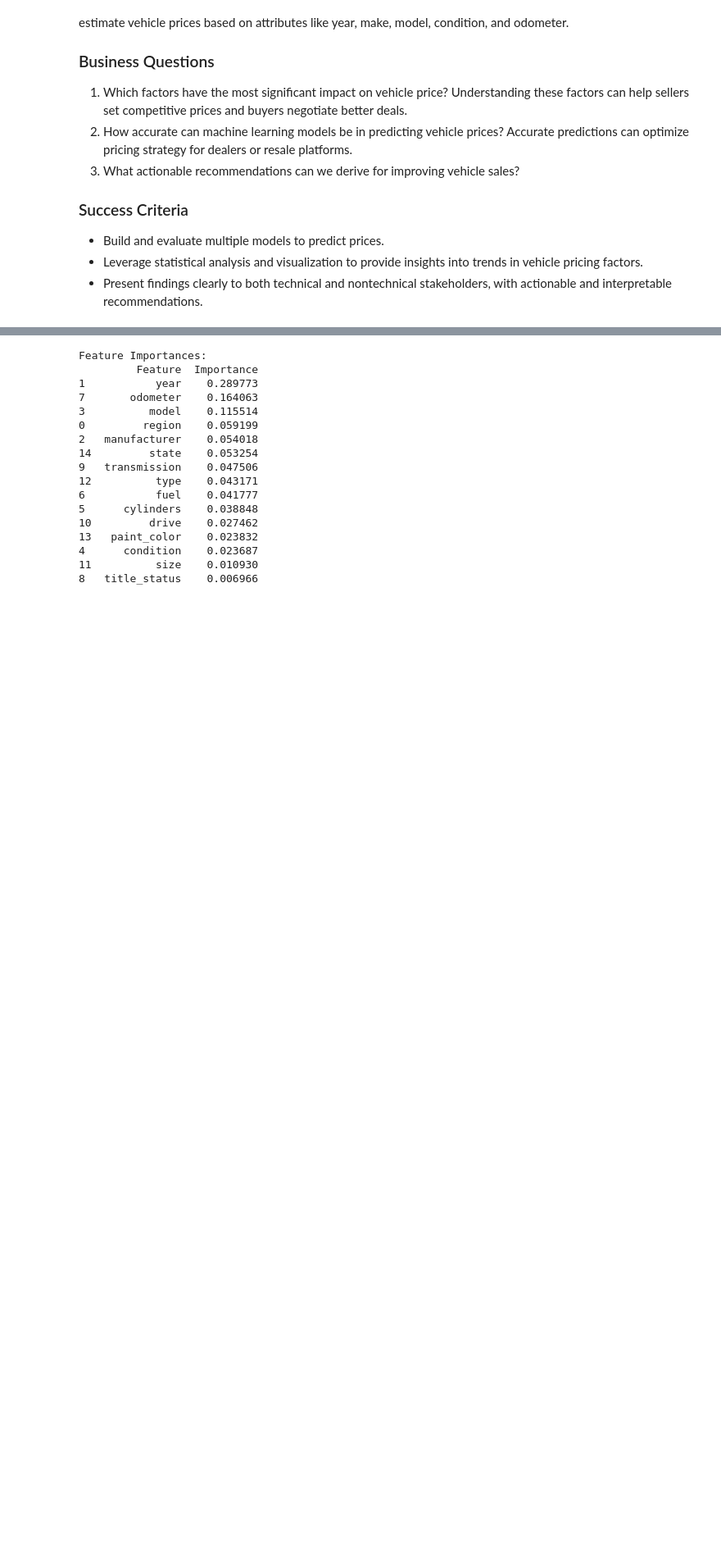
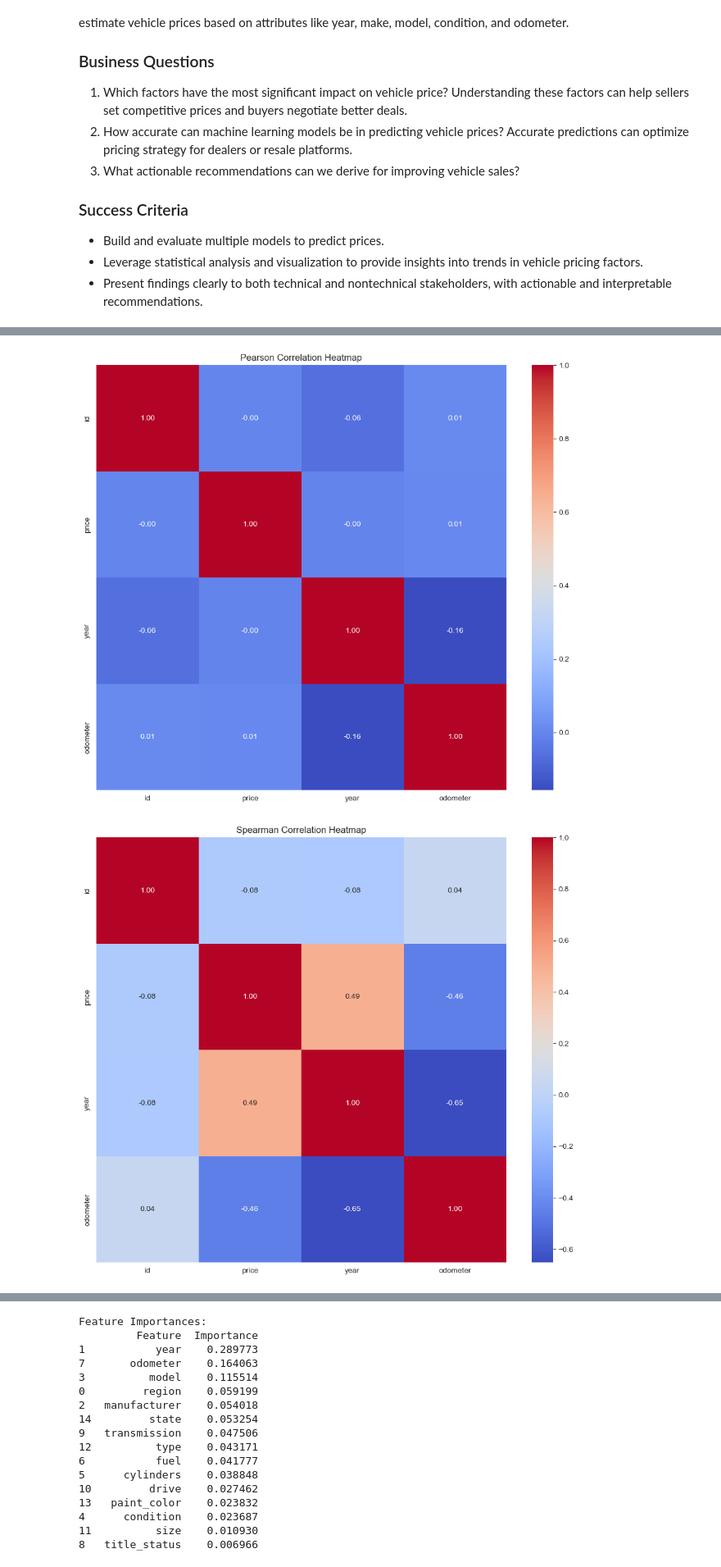
Before and after one commit to psnana-us/week5, a Jupyter notebook: vehicles-assigment.ipynb, the cells around one changed output, grey strips where cells are left out. Shown at 82% size. Cells and saved outputs as stored; diff of their text form; code cells hidden in the pictures; blank space fills up the shorter version.

```diff
--- a/vehicles-assigment.ipynb
+++ b/vehicles-assigment.ipynb
@@ -33,0 +82,22 @@ This section includes loading the dataset, preprocessing, handling of missing va
+# %%
+# Correlation analysis and heatmap visualization
+
+numeric_cols = df.select_dtypes(include=['float64', 'int64']).columns
+
+# Calculate Pearson correlation
+pearson_corr = df[numeric_cols].corr(method='pearson')
+
+# Plot Pearson correlation heatmap
+plt.figure(figsize=(12, 10))
+sns.heatmap(pearson_corr := df[numeric_cols].corr(method='pearson'), annot=True, cmap='coolwarm', fmt=".2f")
+plt.title('Pearson Correlation Heatmap')
+plt.show()
+
+# Calculate and plot Spearman correlation heatmap as additional insight
+plt.figure(figsize=(12, 10))
+sns.heatmap(spearman_corr := df[numeric_cols].corr(method='spearman'), annot=True, cmap='coolwarm', fmt=".2f")
+plt.title('Spearman Correlation Heatmap')
+plt.show()
+# %% [output]
+[figure, added]
+[figure, added]
```
Also changed, not shown: parts of 16 cells of this notebook.
